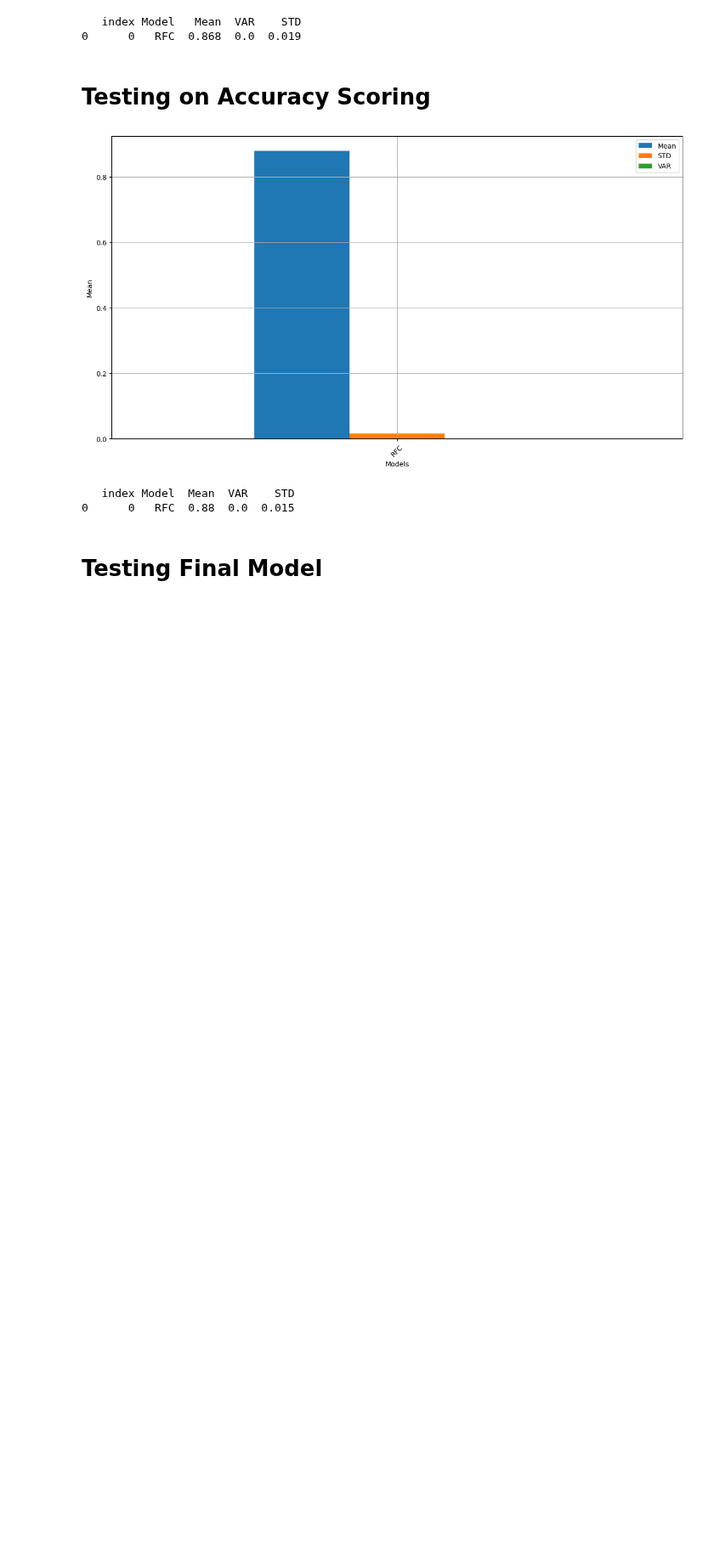
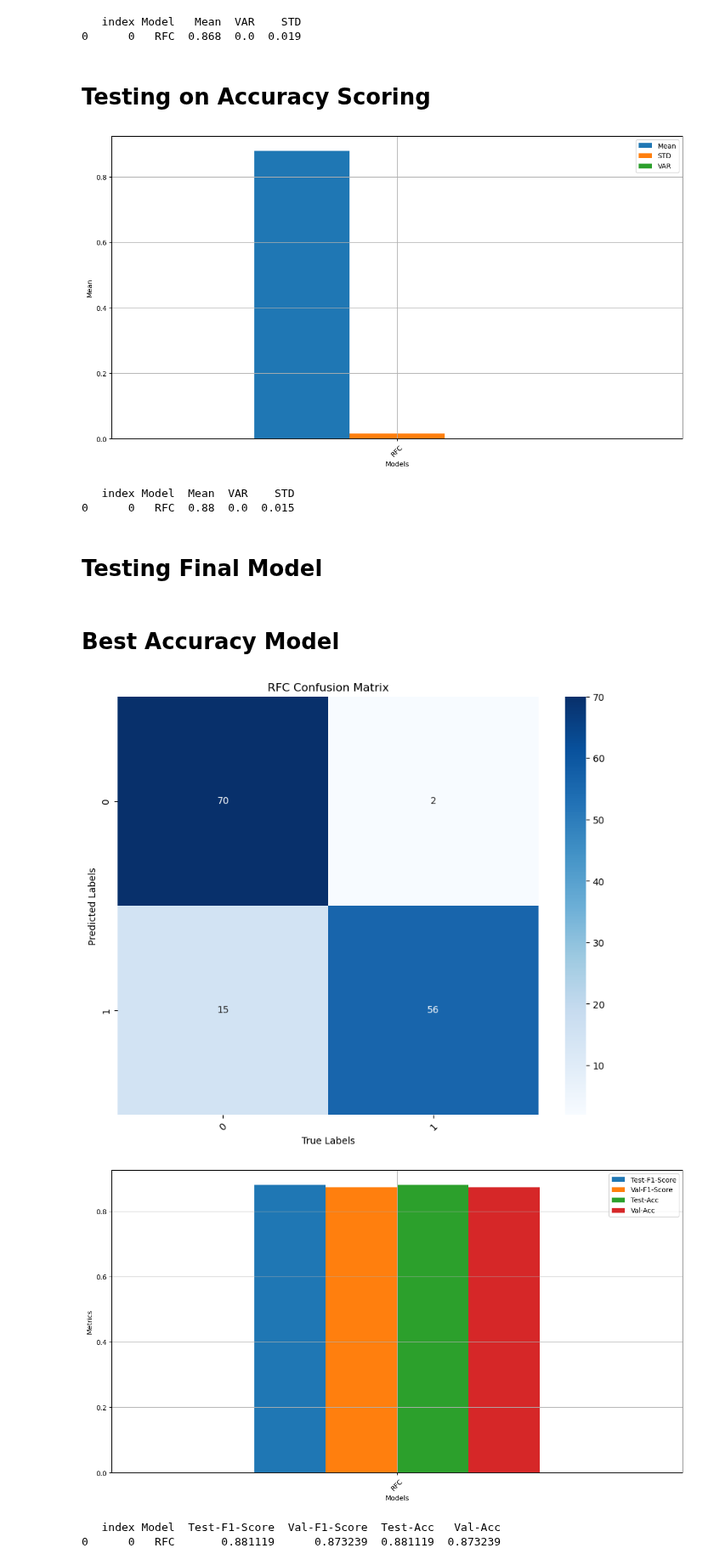
Before and after one commit to MaukanMir/Hotel-Sentiment-Analysis-Two-, a Jupyter notebook: training.ipynb, the cells around one changed output. Shown at 85% size. Cells and saved outputs as stored; diff of their text form; code cells hidden in the pictures; blank space fills up the shorter version.

Commit message:
added new models

```diff
--- a/training.ipynb
+++ b/training.ipynb
@@ -61,7 +61,7 @@ def plot_model_performance(df,y, axis):
 def plot_confusion_matrix(y_test, y_pred, model_name):
   cm = confusion_matrix(y_test, y_pred)
   plt.figure(figsize=(10, 8))
-  sns.heatmap(data=cm, annot=True, fmt="s", cmap="Blues")
+  sns.heatmap(data=cm, annot=True, fmt="d", cmap="Blues")
   plt.xticks(rotation=45)
   plt.ylabel("Predicted Labels")
   plt.xlabel("True Labels")
@@ -221,7 +221,6 @@ def test_final_model(best_model, X, y, model_name):
         "Val-Acc": val_acc
       })
 
-  print(model_performance_df)
   plot_confusion_matrix(y_test,test_pred, model_name)
 
   model_performance_df = pd.DataFrame(model_performance).sort_values(by="Test-F1-Score", ascending=False).reset_index()
@@ -230,6 +229,7 @@ def test_final_model(best_model, X, y, model_name):
     ["Test-F1-Score", "Val-F1-Score","Test-Acc", "Val-Acc"],
     "Metrics"
     )
+  print(model_performance_df)
 # %% [markdown]
 # EDA Analysis
 # %%
@@ -585,3 +585,17 @@ tested_selected_models(moedl_name, model, X_sampled, y_sampled, metric=metric)
 0      0   RFC  0.88  0.0  0.015
 # %% [markdown]
 #  Testing Final Model
+# %% [markdown]
+# Best Accuracy Model
+# %%
+model = RandomForestClassifier(
+  max_depth=None, min_samples_leaf=1, min_samples_split=2, n_estimators=200
+)
+model_name = "RFC"
+
+test_final_model(model, X_sampled, y_sampled, model_name)
+# %% [output]
+[figure, added]
+[figure, added]
+   index Model  Test-F1-Score  Val-F1-Score  Test-Acc   Val-Acc
+0      0   RFC       0.881119      0.873239  0.881119  0.873239
```
Also changed, not shown: parts of 3 cells of this notebook.
